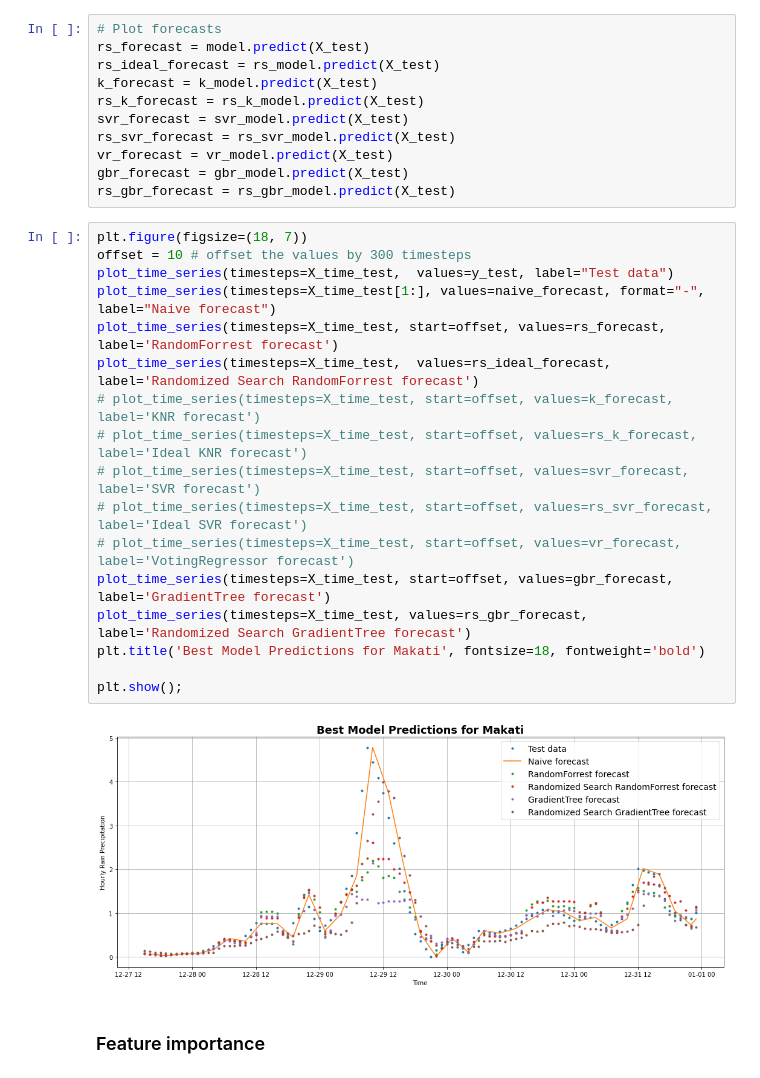
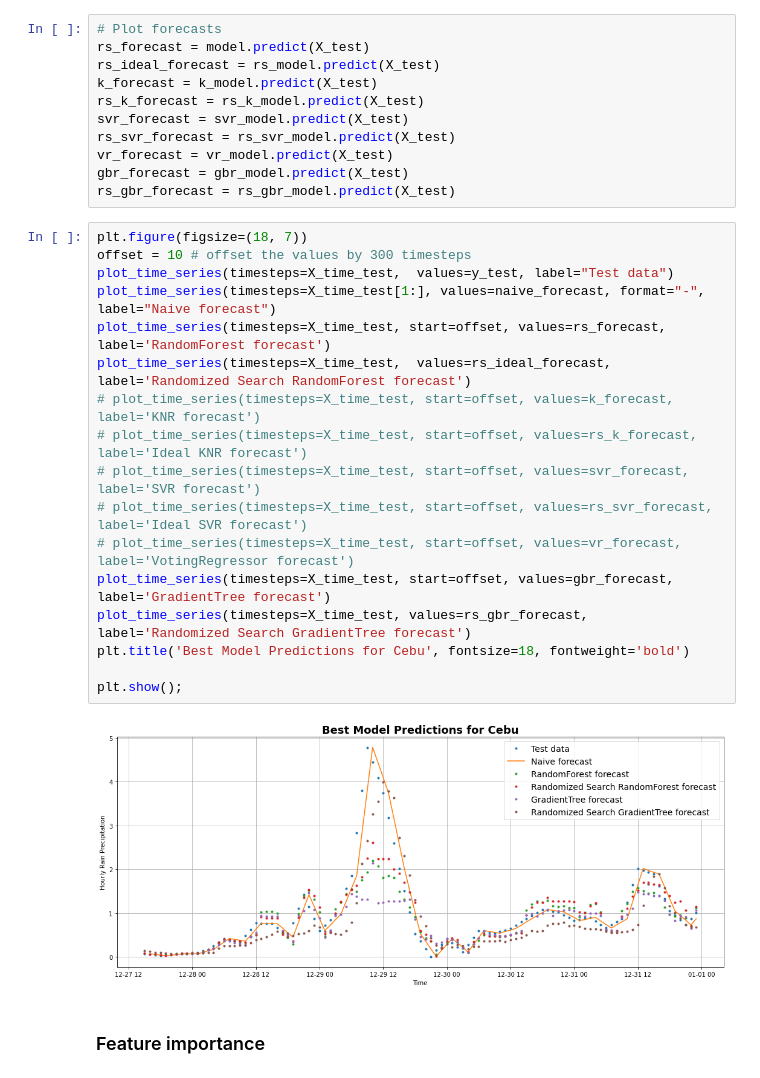
Before and after one commit to eRuaro/prac-research, a Jupyter notebook: cebu.ipynb, the cells around one changed output. Drawn from its saved outputs; the diff is of its cells as text.

```diff
--- a/cebu.ipynb
+++ b/cebu.ipynb
@@ -1053,22 +1053,22 @@ rs_gbr_forecast = rs_gbr_model.predict(X_test)
 # %%
 plt.figure(figsize=(18, 7))
 offset = 10 # offset the values by 300 timesteps
 plot_time_series(timesteps=X_time_test,  values=y_test, label="Test data")
 plot_time_series(timesteps=X_time_test[1:], values=naive_forecast, format="-",  label="Naive forecast")
-plot_time_series(timesteps=X_time_test, start=offset, values=rs_forecast, label='RandomForrest forecast')
-plot_time_series(timesteps=X_time_test,  values=rs_ideal_forecast, label='Randomized Search RandomForrest forecast')
+plot_time_series(timesteps=X_time_test, start=offset, values=rs_forecast, label='RandomForest forecast')
+plot_time_series(timesteps=X_time_test,  values=rs_ideal_forecast, label='Randomized Search RandomForest forecast')
 # plot_time_series(timesteps=X_time_test, start=offset, values=k_forecast, label='KNR forecast')
 # plot_time_series(timesteps=X_time_test, start=offset, values=rs_k_forecast, label='Ideal KNR forecast')
 # plot_time_series(timesteps=X_time_test, start=offset, values=svr_forecast, label='SVR forecast')
 # plot_time_series(timesteps=X_time_test, start=offset, values=rs_svr_forecast, label='Ideal SVR forecast')
 # plot_time_series(timesteps=X_time_test, start=offset, values=vr_forecast, label='VotingRegressor forecast')
 plot_time_series(timesteps=X_time_test, start=offset, values=gbr_forecast, label='GradientTree forecast')
 plot_time_series(timesteps=X_time_test, values=rs_gbr_forecast, label='Randomized Search GradientTree forecast')
-plt.title('Best Model Predictions for Makati', fontsize=18, fontweight='bold')
+plt.title('Best Model Predictions for Cebu', fontsize=18, fontweight='bold')
 
 plt.show();
 # %% [output]
-[figure, old version]
+[figure, new version]
 # %% [markdown]
  ### Feature importance
 # %%
```
